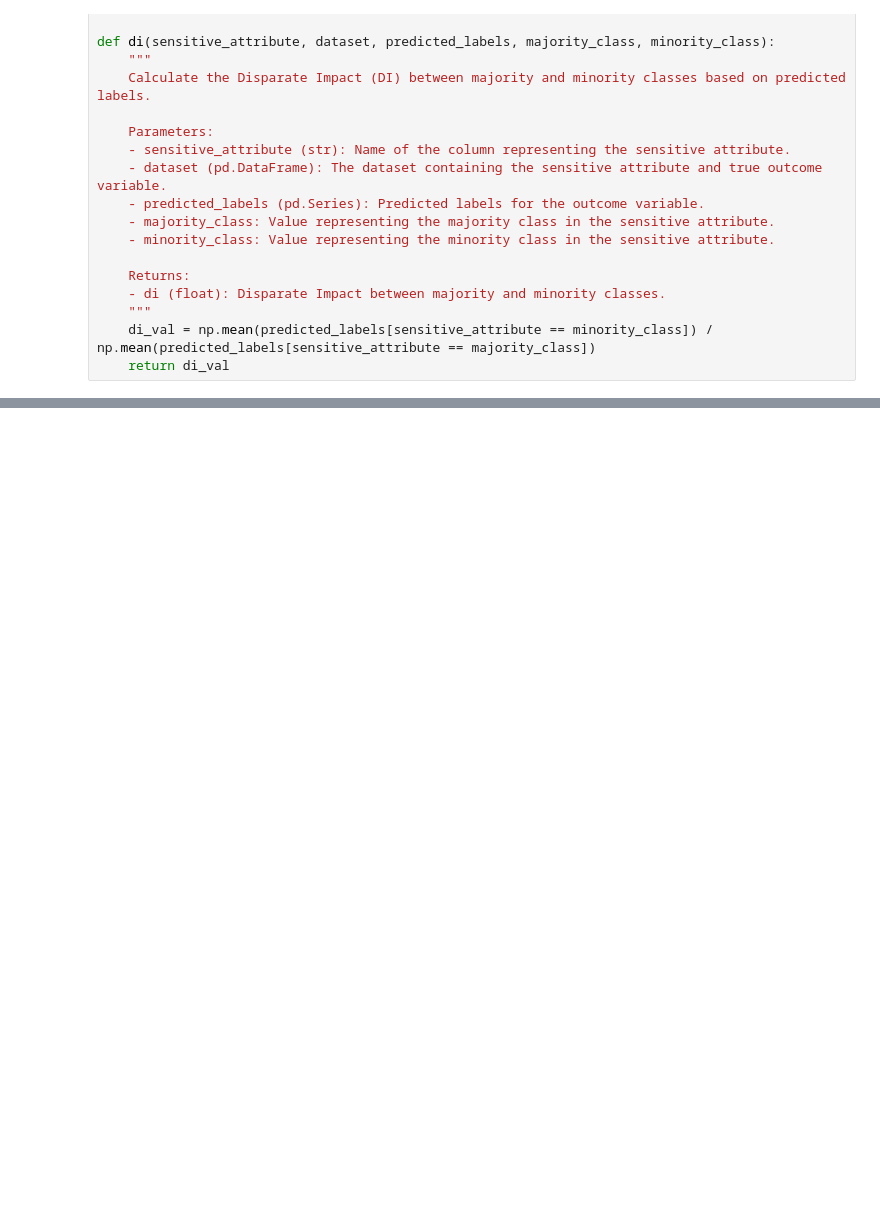
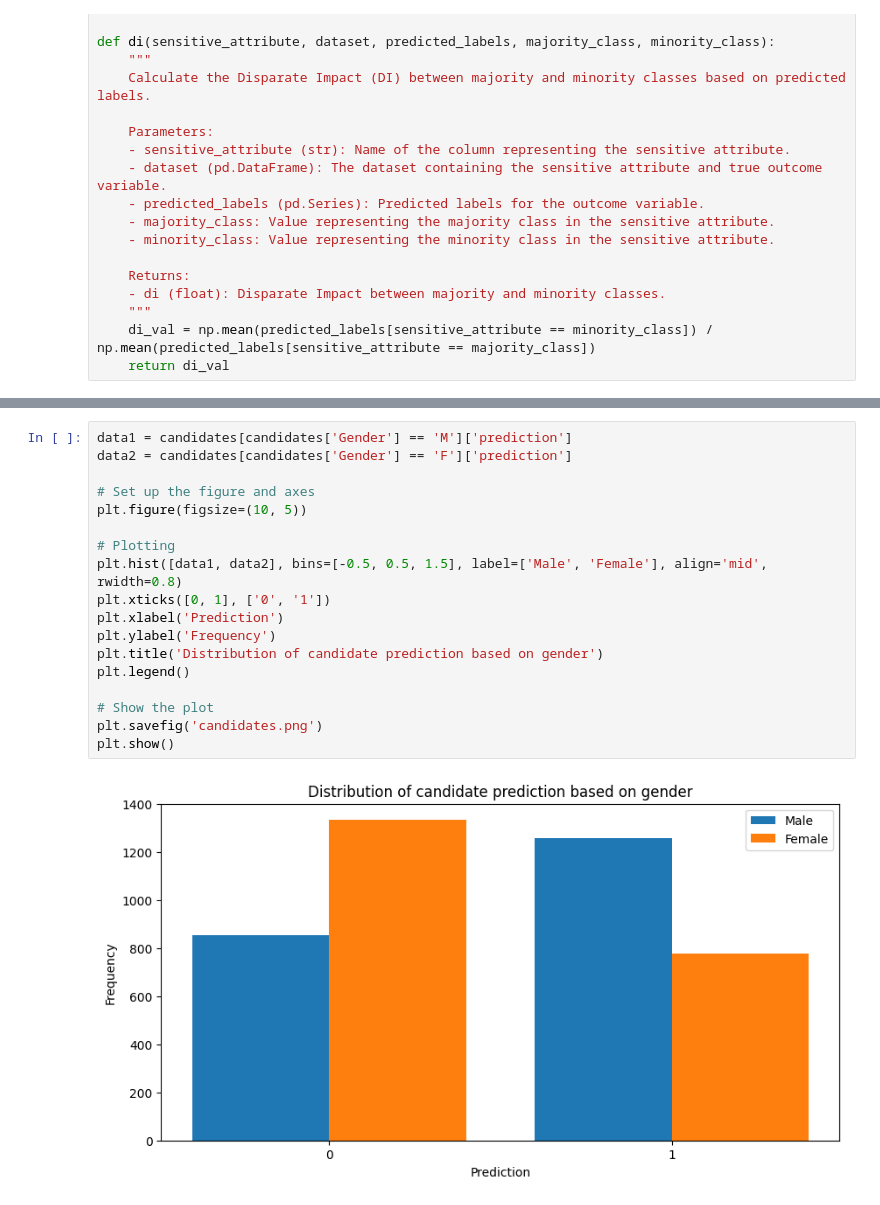
Before and after one commit to Kingsley024/CSCI1951Z_final_project, a Jupyter notebook: Final Report.ipynb, the cells around one changed output, grey strips where cells are left out. Cells and saved outputs as stored; diff of their text form; blank space fills up the shorter version.

```diff
--- a/Final Report.ipynb
+++ b/Final Report.ipynb
@@ -135,0 +177,20 @@ The disparate impact on disability for the candidates evaluation model is 0.9853
+# %%
+data1 = candidates[candidates['Gender'] == 'M']['prediction']
+data2 = candidates[candidates['Gender'] == 'F']['prediction']
+
+# Set up the figure and axes
+plt.figure(figsize=(10, 5))
+
+# Plotting
+plt.hist([data1, data2], bins=[-0.5, 0.5, 1.5], label=['Male', 'Female'], align='mid', rwidth=0.8)
+plt.xticks([0, 1], ['0', '1'])
+plt.xlabel('Prediction')
+plt.ylabel('Frequency')
+plt.title('Distribution of candidate prediction based on gender')
+plt.legend()
+
+# Show the plot
+plt.savefig('candidates.png')
+plt.show()
+# %% [output]
+[figure, added]
```
Also changed, not shown: parts of 6 cells of this notebook, 1 other file.
